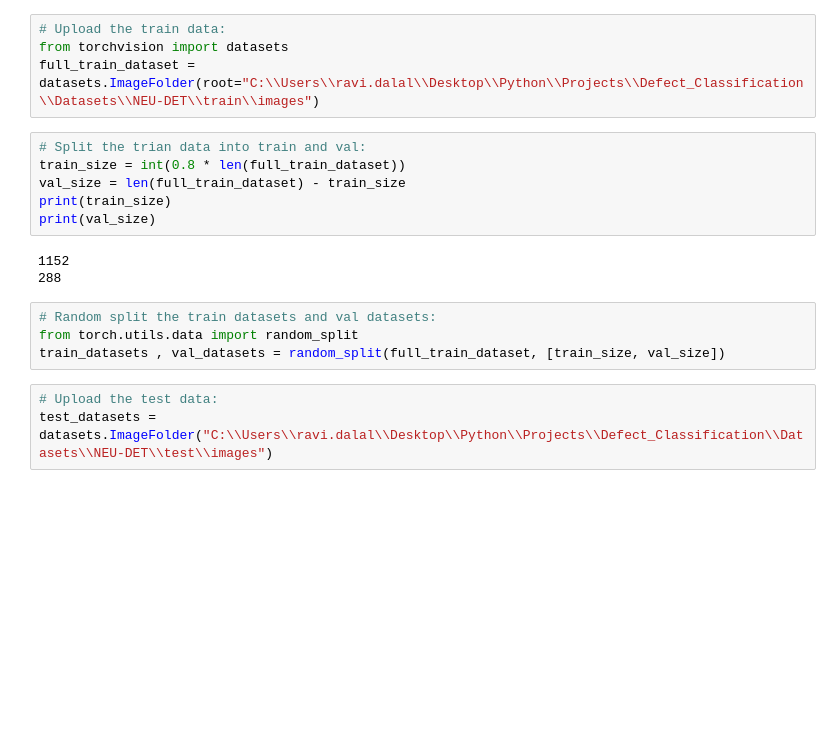
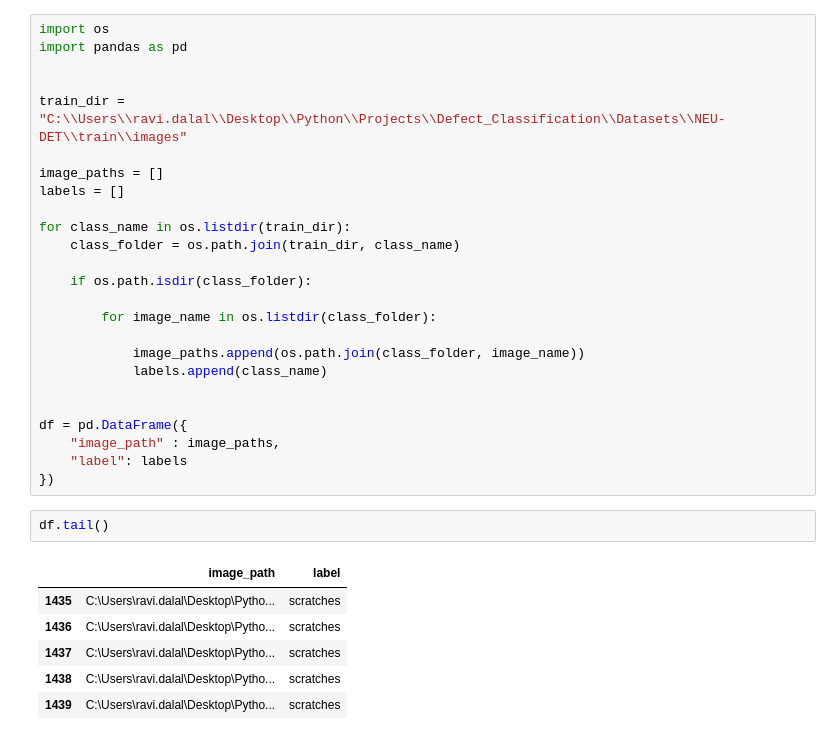
Before and after one commit to RaviDalal55/Steel-Surface-Defect-Classification-ResNet50, a Jupyter notebook: notebooks/Defect.ipynb, the cells around one changed output. Cells and saved outputs as stored; diff of their text form; blank space fills up the shorter version.

Commit message:
Updated project

```diff
--- a/notebooks/Defect.ipynb
+++ b/notebooks/Defect.ipynb
@@ -14,20 +17,34 @@ from sklearn.model_selection import train_test_split
-# %%
-# Upload the train data:
-from torchvision import datasets
-full_train_dataset = datasets.ImageFolder(root="C:\\Users\\ravi.dalal\\Desktop\\Python\\Projects\\Defect_Classification\\Datasets\\NEU-DET\\train\\images")
-# %%
-# Split the trian data into train and val:
-train_size = int(0.8 * len(full_train_dataset))
-val_size = len(full_train_dataset) - train_size
-print(train_size)
-print(val_size)
-# %% [output]
-1152
-288
-# %%
-# Random split the train datasets and val datasets:
-from torch.utils.data import random_split
-train_datasets , val_datasets = random_split(full_train_dataset, [train_size, val_size])
-# %%
-# Upload the test data:
-test_datasets = datasets.ImageFolder("C:\\Users\\ravi.dalal\\Desktop\\Python\\Projects\\Defect_Classification\\Datasets\\NEU-DET\\test\\images")
+# %%
+import os
+import pandas as pd
+
+
+train_dir = "C:\\Users\\ravi.dalal\\Desktop\\Python\\Projects\\Defect_Classification\\Datasets\\NEU-DET\\train\\images"
+
+image_paths = []
+labels = []
+
+for class_name in os.listdir(train_dir):
+    class_folder = os.path.join(train_dir, class_name)
+
+    if os.path.isdir(class_folder):
+
+        for image_name in os.listdir(class_folder):
+
+            image_paths.append(os.path.join(class_folder, image_name))
+            labels.append(class_name)
+
+
+df = pd.DataFrame({
+    "image_path" : image_paths,
+    "label": labels
+})
+# %%
+df.tail()
+# %% [output]
+|  | image_path | label |
+| 1435 | C:\Users\ravi.dalal\Desktop\Pytho... | scratches |
+| 1436 | C:\Users\ravi.dalal\Desktop\Pytho... | scratches |
+| 1437 | C:\Users\ravi.dalal\Desktop\Pytho... | scratches |
+| 1438 | C:\Users\ravi.dalal\Desktop\Pytho... | scratches |
+| 1439 | C:\Users\ravi.dalal\Desktop\Pytho... | scratches |
```
Also changed, not shown: parts of 51 cells of this notebook, 4 other files.
